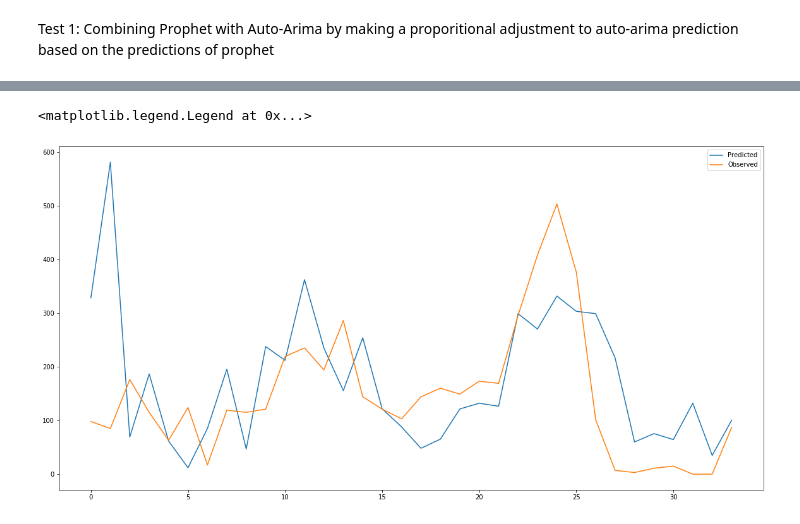
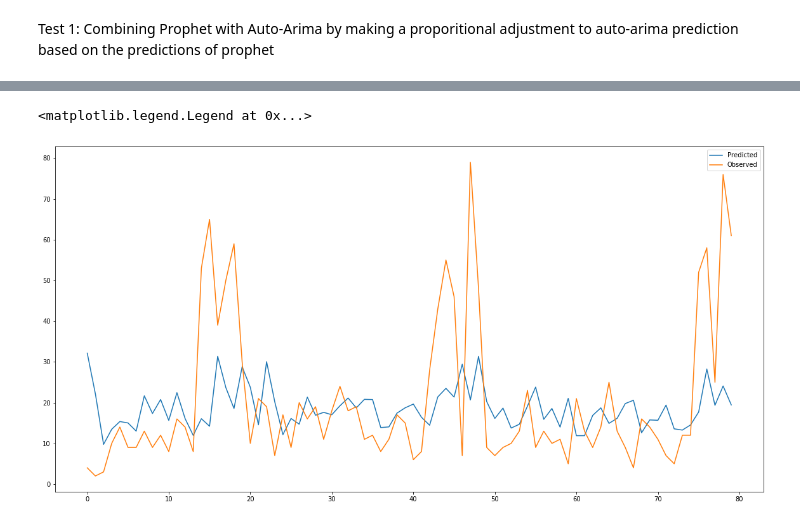
Before and after one commit to amirgamil/Meningitis-Analysis, a Jupyter notebook: Code/Forecasting Pipeline.ipynb, the cells around one changed output, grey strips where cells are left out. Drawn from its saved outputs; the diff is of its cells as text; code cells hidden in the pictures.

Commit message:
added bayesian optimization and worked on pipeline

```diff
--- a/Code/Forecasting Pipeline.ipynb
+++ b/Code/Forecasting Pipeline.ipynb
@@ -45,7 +54,7 @@ Results
 1. Auto-Arima achieved 68% accuracy rate when predicting the states of the next two months
 2. Combined with prophet, achieves around 67-77% accuracy (best recorded 79% accuracy)
 # %%
-country_monthly_thresholds = monthly_thresholds[1]
+country_monthly_thresholds = monthly_thresholds[12]
 def compare_predicted_state_to_ground_truth(predicted_no_cases, ground_truth, threshold=country_monthly_thresholds):
     predicted_state = find_state(threshold, predicted_no_cases)
     if predicted_state != ground_truth:
@@ -58,7 +67,7 @@ def compare_predicted_state_to_ground_truth(predicted_no_cases, ground_truth, th
 #which will be used by prophet and automatically in the pipeline defined by the Auto-Arima model
 lmbda=1e-6
 
-month_data_burkina = month_data.loc[month_data["Country"] == 1]
+month_data_burkina = month_data.loc[month_data["Country"] == 12]
 
 #Apply Box-Cox transformation to prophet data since that is not gonna go through the pipeline of auto_arima
 month_data_burkina_prophet = month_data_burkina.copy()
@@ -80,6 +89,6 @@ train_data = X[:separation]
 test_data = X[separation:]
 test_states = month_data_burkina[separation:]["State"]
 test_states = test_states.reset_index(drop=True)
-burkina_monthly_thresholds = monthly_thresholds[1]
-print(monthly_thresholds[5])
+burkina_monthly_thresholds = monthly_thresholds[12]
+print(monthly_thresholds[1])
 # %% [output]
@@ -87,12 +96,17 @@ print(monthly_thresholds[5])
 # %%
-fit = Pipeline([
-    ('boxcox', BoxCoxEndogTransformer(lmbda2=lmbda)),
-    ('arima', pm.AutoARIMA(trace=True,
-                           suppress_warnings=True,
-                           m=12))
-])
+class AutoArima():
+    def __init__(self):
+        self.model = Pipeline([
+                        ('boxcox', BoxCoxEndogTransformer(lmbda2=lmbda)),
+                        ('arima', pm.AutoARIMA(trace=True,
+                                               suppress_warnings=True,
+                                               m=12))
+                    ])
+    def fit(self, train_data):
+        self.model.fit(train_data)
 
-fit.fit(train_data)
-fit.summary()
+auto_arima = AutoArima()
+auto_arima.fit(train_data)
+auto_arima.model.summary()
 # %% [output]
 Performing stepwise search to minimize aic
@@ -378,8 +499,8 @@ Since we will only be taking a weighted average over the last couple of datapoin
 # %%
 fig, ax = plt.subplots(1, 1, figsize=(20,10))
-ax.plot(predictions, label="Predicted")
+ax.plot(pipeline.predictions, label="Predicted")
 ax.plot(test_data, label="Observed")
 ax.legend()
 # %% [output]
 <matplotlib.legend.Legend at 0x...>
-[figure, old version]
+[figure, new version]
```
Also changed, not shown: parts of 13 cells of this notebook, 1 other file.
